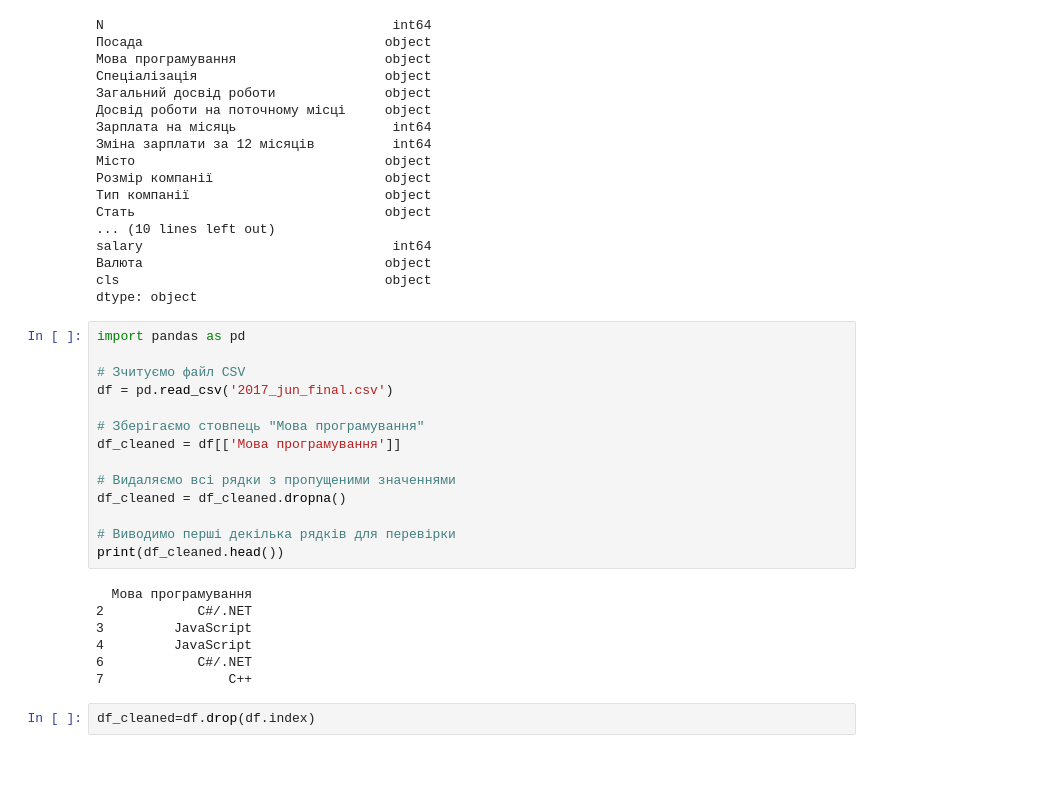
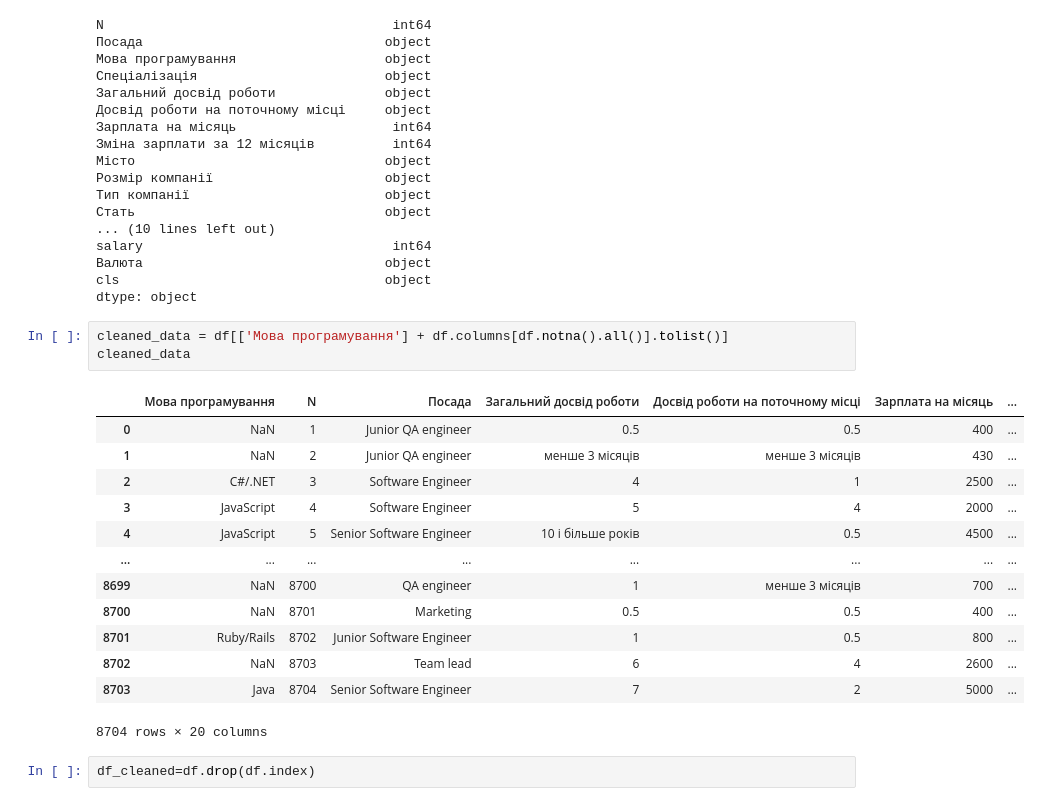
Before and after one commit to Viktoriia-kama/ML_hw4-hw16, a Jupyter notebook: HW5.2.ipynb, the cells around one changed output. Saved outputs shown, nothing was run; the diff lists cells and outputs as text; blank space fills up the shorter version.

```diff
--- a/HW5.2.ipynb
+++ b/HW5.2.ipynb
@@ -79,27 +79,23 @@ salary                                int64
 Валюта                               object
 cls                                  object
 dtype: object
-# %%
-import pandas as pd
-
-# Зчитуємо файл CSV
-df = pd.read_csv('2017_jun_final.csv')
-
-# Зберігаємо стовпець "Мова програмування"
-df_cleaned = df[['Мова програмування']]
-
-# Видаляємо всі рядки з пропущеними значеннями
-df_cleaned = df_cleaned.dropna()
-
-# Виводимо перші декілька рядків для перевірки
-print(df_cleaned.head())
-# %% [output]
-  Мова програмування
-2            C#/.NET
-3         JavaScript
-4         JavaScript
-6            C#/.NET
-7                C++
+# %%
+cleaned_data = df[['Мова програмування'] + df.columns[df.notna().all()].tolist()]
+cleaned_data
+# %% [output]
+|  | Мова програмування | N | Посада | Загальний досвід роботи | Досвід роботи на поточному місці | Зарплата на місяць | ... |
+| 0 | NaN | 1 | Junior QA engineer | 0.5 | 0.5 | 400 | ... |
+| 1 | NaN | 2 | Junior QA engineer | менше 3 місяців | менше 3 місяців | 430 | ... |
+| 2 | C#/.NET | 3 | Software Engineer | 4 | 1 | 2500 | ... |
+| 3 | JavaScript | 4 | Software Engineer | 5 | 4 | 2000 | ... |
+| 4 | JavaScript | 5 | Senior Software Engineer | 10 і більше років | 0.5 | 4500 | ... |
+| ... | ... | ... | ... | ... | ... | ... | ... |
+| 8699 | NaN | 8700 | QA engineer | 1 | менше 3 місяців | 700 | ... |
+| 8700 | NaN | 8701 | Marketing | 0.5 | 0.5 | 400 | ... |
+| 8701 | Ruby/Rails | 8702 | Junior Software Engineer | 1 | 0.5 | 800 | ... |
+| 8702 | NaN | 8703 | Team lead | 6 | 4 | 2600 | ... |
+| 8703 | Java | 8704 | Senior Software Engineer | 7 | 2 | 5000 | ... |
+8704 rows × 20 columns
 # %%
 df_cleaned=df.drop(df.index)
 # %% [output]
```
Also changed, not shown: parts of 3 cells of this notebook.
